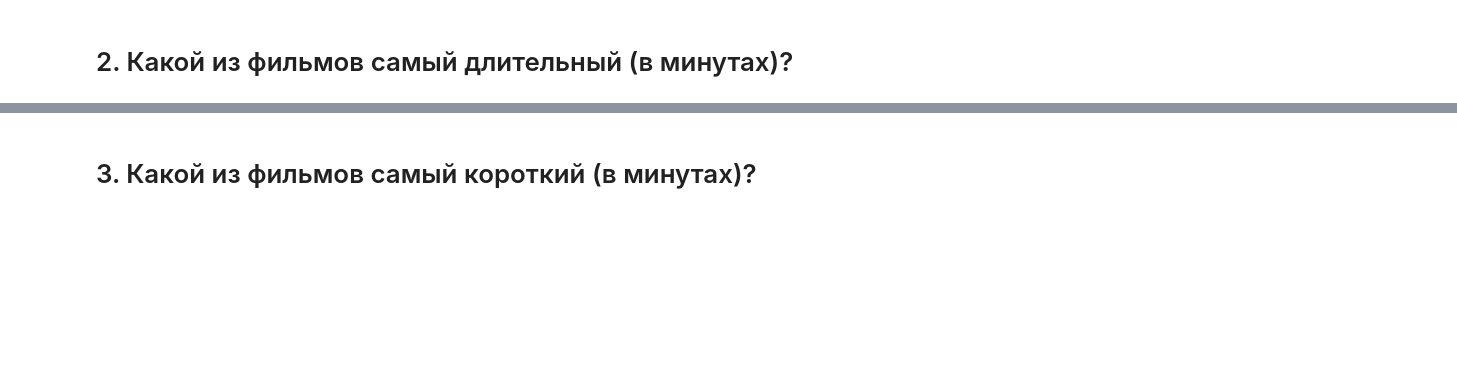
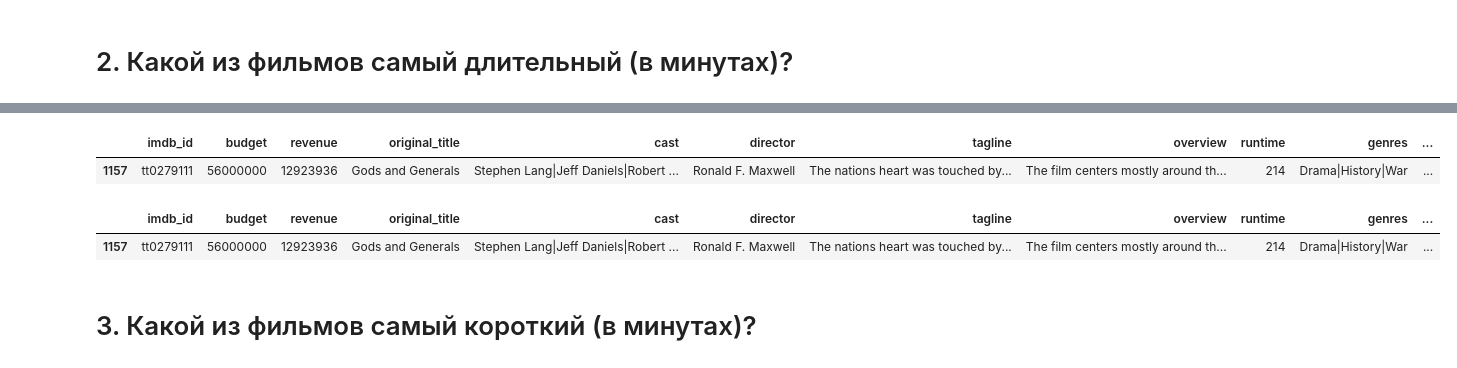
Before and after one commit to Ruslan-Lis/Skill_Factory, a Jupyter notebook: module_1/Movies_IMBD_v4.1_TEMPLATE.ipynb, the cells around one changed output, grey strips where cells are left out. Cells and saved outputs as stored; diff of their text form; code cells hidden in the pictures; blank space fills up the shorter version.

```diff
--- a/module_1/Movies_IMBD_v4.1_TEMPLATE.ipynb
+++ b/module_1/Movies_IMBD_v4.1_TEMPLATE.ipynb
@@ -68,2 +96,14 @@ answers['2'] = '...'
+# %%
+# Вариант 2
+data[data.runtime == 214]
+# %% [output]
+|  | imdb_id | budget | revenue | original_title | cast | director | tagline | overview | runtime | genres | ... |
+| 1157 | tt0279111 | 56000000 | 12923936 | Gods and Generals | Stephen Lang|Jeff Daniels|Robert ... | Ronald F. Maxwell | The nations heart was touched by... | The film centers mostly around th... | 214 | Drama|History|War | ... |
+# %%
+# Вариант 3
+data[data.runtime.isin([data.runtime.max()])]
+# %% [output]
+|  | imdb_id | budget | revenue | original_title | cast | director | tagline | overview | runtime | genres | ... |
+| 1157 | tt0279111 | 56000000 | 12923936 | Gods and Generals | Stephen Lang|Jeff Daniels|Robert ... | Ronald F. Maxwell | The nations heart was touched by... | The film centers mostly around th... | 214 | Drama|History|War | ... |
 # %% [markdown]
 # 3. Какой из фильмов самый короткий (в минутах)?
```
Also changed, not shown: parts of 29 cells of this notebook.
